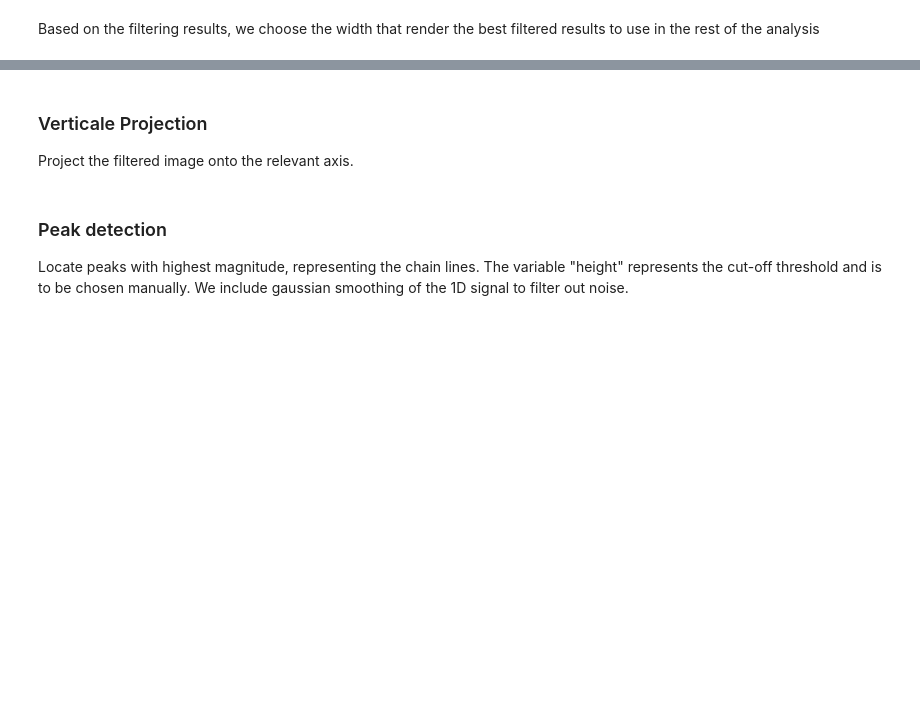
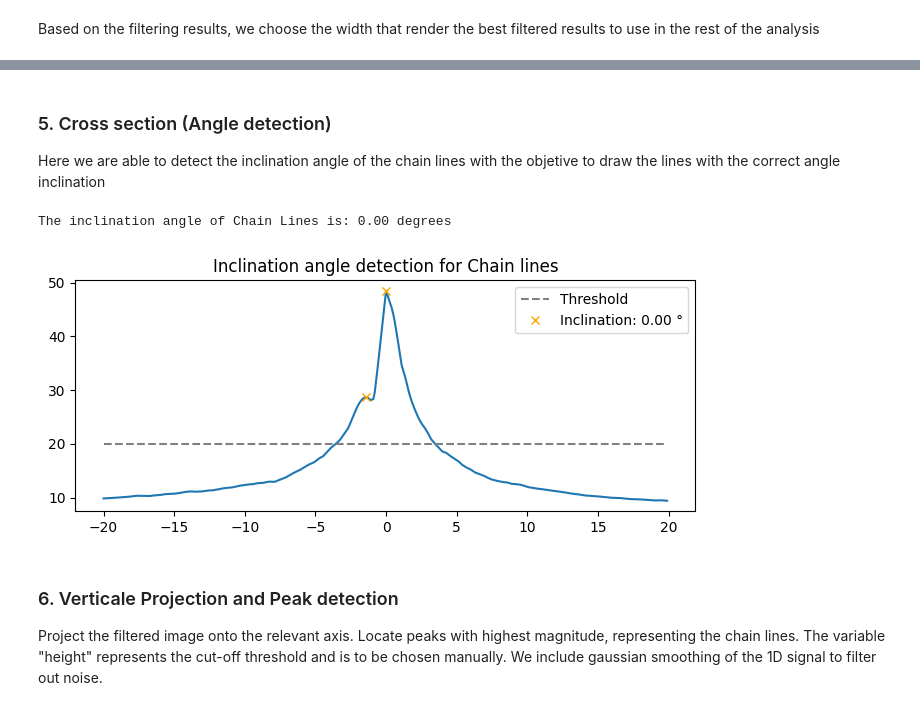
Before and after one commit to YeicyPaz/Chain_Line_Detection_Algorithme_2nd_pipeline, a Jupyter notebook: Chain_Line_extraction.py.ipynb, the cells around one changed output, grey strips where cells are left out. Cells and saved outputs as stored; diff of their text form; code cells hidden in the pictures; blank space fills up the shorter version.

Commit message:
Archivos recuperados: algoritmos de color TV, chain lines y notebooks actualizados

```diff
--- a/Chain_Line_extraction.py.ipynb
+++ b/Chain_Line_extraction.py.ipynb
@@ -154,3 +201,54 @@ Permanent filter applied with a thickness of: 1
+# %% [markdown]
+### 5. Cross section (Angle detection)
+Here we are able to detect the inclination angle of the chain lines with the objetive to draw the lines with the correct angle inclination
+# %%
+warnings.filterwarnings("ignore", message="Radon transform: image must be zero outside the reconstruction circle")
+
+img_angle= np.abs(inverse_LowPass)
+
+#the angle vector is created and the radon transform applied
+theta= np.linspace(-20.,20.,400, endpoint=False)
+sinogram = radon(img_angle, theta=theta)
+
+#cross-section to find the inclination angle
+
+x =[] #for angles
+y =[] #for intensities
+
+for i in range (theta.shape[0]):
+    y.append(np.max(sinogram[:,i]))
+    x.append(theta[i])
+y =np.array(y)
+x= np.array(x)
+
+#height of the threshold to detect the peaks which hold the best inclination angle
+height_ang =20
+peaks_y, _ = find_peaks(y, height=height_ang)
+
+
+if len(peaks_y) > 0:
+    #We select the peak of greatest intensity
+    best_peak_idx = peaks_y[np.argmax(y[peaks_y])]
+
+    thet_idx = x[best_peak_idx]
+    print(f"The inclination angle of Chain Lines is: {thet_idx:.2f} degrees")
+else:
+    print("Warning:  No inclination angle detected.")
+
+#View the angle graph
+fig, ax = plt.subplots(1,1, figsize=(8, 3))
+ax.plot(x, y)
+
+ax.plot(x, height_ang * np.ones_like(x), "--", color="gray", label='Threshold')
+ax.plot(x[peaks_y], y[peaks_y], "x", color="orange", label=f"Inclination: {thet_idx:.2f} °")
+ax.set_title("Inclination angle detection for Chain lines")
+ax.legend()
+plt.show()
+# %% [output]
+The inclination angle of Chain Lines is: 0.00 degrees
+[figure, added]
 # %% [markdown]
-### Verticale Projection
+### 6. Verticale Projection and Peak detection
+
 Project the filtered image onto the relevant axis.
+Locate peaks with highest magnitude, representing the chain lines. The variable "height" represents the cut-off threshold and is to be chosen manually. We include gaussian smoothing of the 1D signal to filter out noise.
@@ -160,3 +254,0 @@ x = np.linspace(0,y.shape[0],y.shape[0])
-# %% [markdown]
-### Peak detection
-Locate peaks with highest magnitude, representing the chain lines. The variable "height" represents the cut-off threshold and is to be chosen manually. We include gaussian smoothing of the 1D signal to filter out noise.
```
Also changed, not shown: parts of 16 cells of this notebook, 33 other files.
